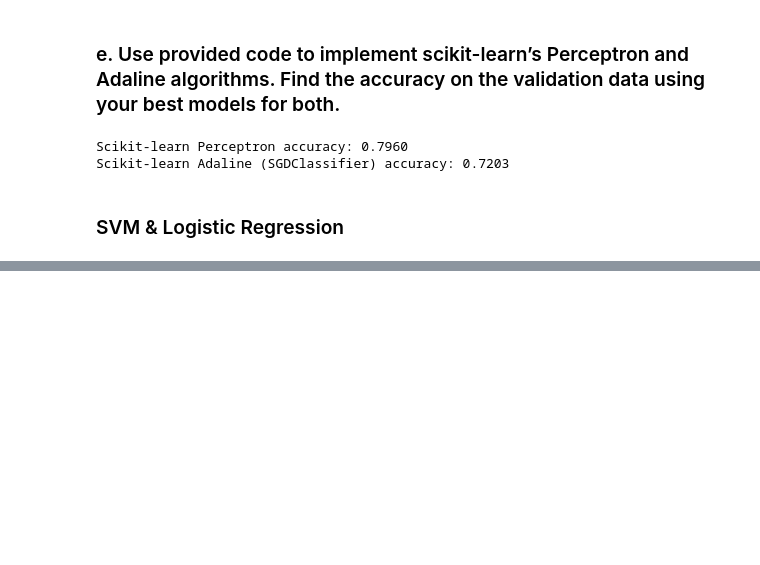
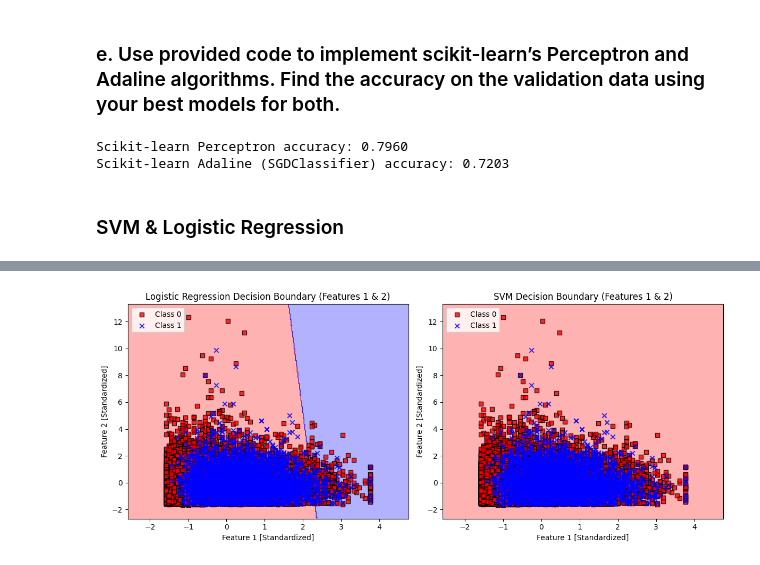
Before and after one commit to sarahmcbride03/ML-Classifiers, a Jupyter notebook: project1.ipynb, the cells around one changed output, grey strips where cells are left out. Drawn from its saved outputs; the diff is of its cells as text; code cells hidden in the pictures; blank space fills up the shorter version.

```diff
--- a/project1.ipynb
+++ b/project1.ipynb
@@ -490,0 +432,80 @@ else:
+# %%
+# 3.d: Select 2 features and visualize the decision boundaries
+print("\n[3d] Decision Boundary Visualization (using the first two features)...")
+
+# Function to plot decision boundary
+def plot_decision_regions(X, y, classifier, resolution=0.02, feature_indices=(0, 1)):
+
+    # Select the two features from the combined sparse matrix
+    X_plot = X[:, feature_indices]
+
+    # Convert the 2-feature sparse matrix to a dense array for plotting
+    X_plot_dense = X_plot.toarray()
+    y_train_2f = y
+
+    # Clone the best model's settings and train on the 2 dense features
+    classifier_2f = classifier.__class__(**classifier.get_params()).fit(X_plot_dense, y_train_2f)
+
+    markers = ('s', 'x', 'o', '^', 'v')
+    colors = ('red', 'blue', 'lightgreen', 'gray', 'cyan')
+    cmap = ListedColormap(colors[:len(np.unique(y))])
+
+    # Plot the decision surface
+    x1_min, x1_max = X_plot_dense[:, 0].min() - 1, X_plot_dense[:, 0].max() + 1
+    x2_min, x2_max = X_plot_dense[:, 1].min() - 1, X_plot_dense[:, 1].max() + 1
+    xx1, xx2 = np.meshgrid(np.arange(x1_min, x1_max, resolution),
+                           np.arange(x2_min, x2_max, resolution))
+
+    # Predict over the meshgrid
+    Z = classifier_2f.predict(np.array([xx1.ravel(), xx2.ravel()]).T)
+    Z = Z.reshape(xx1.shape)
+
+    plt.contourf(xx1, xx2, Z, alpha=0.3, cmap=cmap)
+    plt.xlim(xx1.min(), xx1.max())
+    plt.ylim(xx2.min(), xx2.max())
+
+    # Plot class samples
+    for idx, cl in enumerate(np.unique(y)):
+        plt.scatter(x=X_plot_dense[y == cl, 0],
+                    y=X_plot_dense[y == cl, 1],
+                    alpha=0.8,
+                    c=colors[idx],
+                    marker=markers[idx],
+                    label=f'Class {cl}',
+                    edgecolor='black')
+
+# Use sparse_vstack to combine sparse matrices
+X_combined = sparse_vstack((X_train, X_test))
+y_combined = np.hstack((y_train, y_test))
+
+
+if X_combined.shape[1] < 2:
+    print("Decision boundary visualization requires at least two features.")
+else:
+    plt.figure(figsize=(12, 5))
+
+    # Plot Logistic Regression decision boundary
+    plt.subplot(1, 2, 1)
+    plot_decision_regions(X_combined, y_combined, best_lr, feature_indices=(0, 1))
+    plt.xlabel(f'Feature {1} [Standardized]')
+    plt.ylabel(f'Feature {2} [Standardized]')
+    plt.title('Logistic Regression Decision Boundary (Features 1 & 2)')
+    plt.legend(loc='upper left')
+
+    # Plot SVM decision boundary
+    plt.subplot(1, 2, 2)
+    plot_decision_regions(X_combined, y_combined, best_svm, feature_indices=(0, 1))
+    plt.xlabel(f'Feature {1} [Standardized]')
+    plt.ylabel(f'Feature {2} [Standardized]')
+    plt.title('SVM Decision Boundary (Features 1 & 2)')
+    plt.legend(loc='upper left')
+
+    plt.tight_layout()
+    plt.show()
+
+# Print which model was better
+if lr_test_accuracy >= svm_test_accuracy:
+    print(f"\nBest overall model (based on test set accuracy): Logistic Regression ({lr_test_accuracy:.4f})")
+else:
+    print(f"\nBest overall model (based on test set accuracy): SVM ({svm_test_accuracy:.4f})")
+# %% [output]
@@ -490,0 +513 @@ else:
+[figure, added]
```
Also changed, not shown: parts of 13 cells of this notebook, 2 other files.
